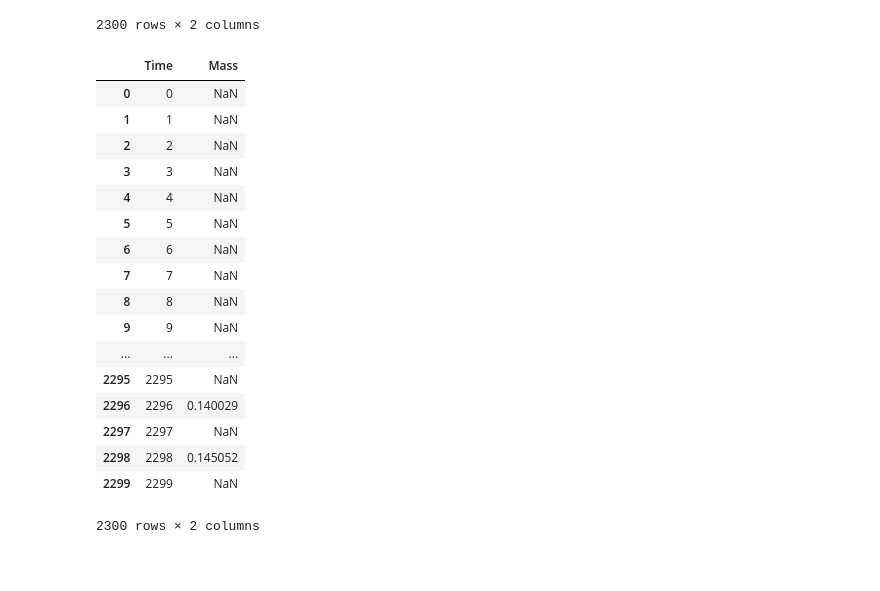
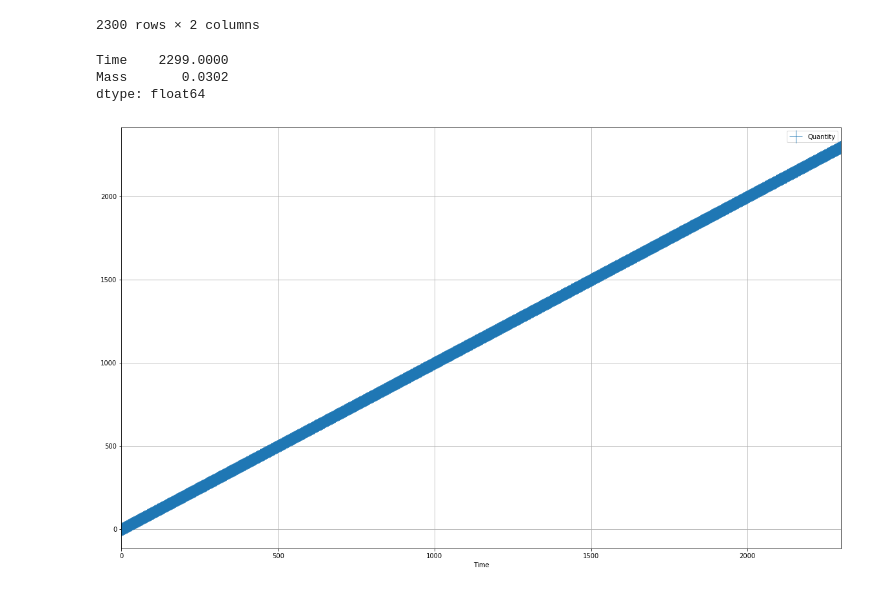
Before and after one commit to bam241/cvt_eg23, a Jupyter notebook: deployment optim.ipynb, the cells around one changed output. Drawn from its saved outputs; the diff is of its cells as text; code cells hidden in the pictures; blank space fills up the shorter version.

```diff
--- a/deployment optim.ipynb
+++ b/deployment optim.ipynb
@@ -290,23 +291,35 @@ coms = ()
 df2 = tm.transactions(ev, receivers=rec, senders=send, nucs=nucs, commodities=coms)
 sfr_frac = cyh.TransFrac(ev=ev, rec=rec, send=send, nucs2=['PU238','PU239','PU240','PU241','PU242'],nucs1=['U235','U238'])
 # %%
-sfr_frac
+sfr_frac.max()
 # %% [output]
-|  | Time | Mass |
-| 0 | 0 | NaN |
-| 1 | 1 | NaN |
-| 2 | 2 | NaN |
-| 3 | 3 | NaN |
-| 4 | 4 | NaN |
-| 5 | 5 | NaN |
-| 6 | 6 | NaN |
-| 7 | 7 | NaN |
-| 8 | 8 | NaN |
-| 9 | 9 | NaN |
-| ... | ... | ... |
-| 2295 | 2295 | NaN |
-| 2296 | 2296 | 0.140029 |
-| 2297 | 2297 | NaN |
-| 2298 | 2298 | 0.145052 |
-| 2299 | 2299 | NaN |
-2300 rows × 2 columns
+Time    2299.0000
+Mass       0.0302
+dtype: float64
+# %%
+fac = ['sfr_fab']
+nucs = ()
+coms = ()
+
+
+df3 = tm.inventories(ev, facilities=fac)
+# %%
+df3_y_m = df3
+df3_y_m['Quantity'] = df3
+ax = df3_y_m.plot('Time','Quantity',linestyle='', marker='+', markersize='20' ,figsize = (20,12))
+# Major ticks every 20, minor ticks every 5
+#import numpy as np
+#major_y_ticks = np.arange(0, 60, 1)
+
+#ax.set_yticks(major_y_ticks)
+#major_x_ticks = np.arange(0, 200, 5)
+#ax.set_xticks(major_x_ticks)
+
+
+
+# And a corresponding grid
+ax.grid(which='both')
+
+plt.show()
+# %% [output]
+[figure, added]
```
Also changed, not shown: parts of 8 cells of this notebook, 3 other files.
